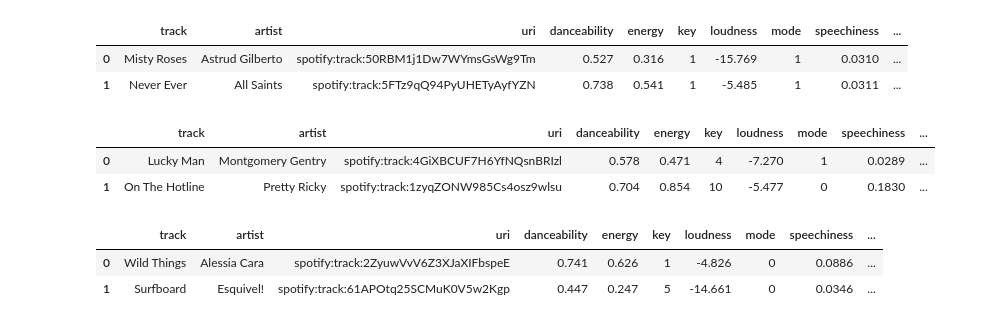
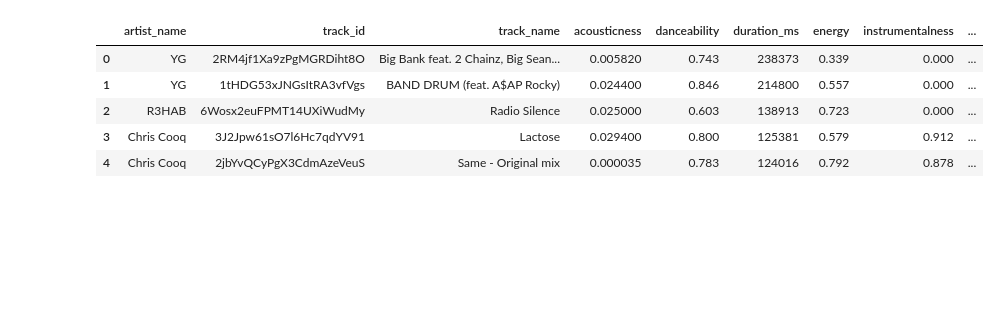
Before and after one commit to brentthayer1/capstone1, a Jupyter notebook: capstone1.ipynb, the cells around one changed output. Cells and saved outputs as stored; diff of their text form; code cells hidden in the pictures; blank space fills up the shorter version.

```diff
--- a/capstone1.ipynb
+++ b/capstone1.ipynb
@@ -114,18 +7,16 @@ df_80.head(2)
-# %%
-df_90.head(2)
-# %% [output]
-|  | track | artist | uri | danceability | energy | key | loudness | mode | speechiness | ... |
-| 0 | Misty Roses | Astrud Gilberto | spotify:track:50RBM1j1Dw7WYmsGsWg9Tm | 0.527 | 0.316 | 1 | -15.769 | 1 | 0.0310 | ... |
-| 1 | Never Ever | All Saints | spotify:track:5FTz9qQ94PyUHETyAyfYZN | 0.738 | 0.541 | 1 | -5.485 | 1 | 0.0311 | ... |
-# %%
-df_00.head(2)
-# %% [output]
-|  | track | artist | uri | danceability | energy | key | loudness | mode | speechiness | ... |
-| 0 | Lucky Man | Montgomery Gentry | spotify:track:4GiXBCUF7H6YfNQsnBRIzl | 0.578 | 0.471 | 4 | -7.270 | 1 | 0.0289 | ... |
-| 1 | On The Hotline | Pretty Ricky | spotify:track:1zyqZONW985Cs4osz9wlsu | 0.704 | 0.854 | 10 | -5.477 | 0 | 0.1830 | ... |
-# %%
-df_10.head(2)
-# %% [output]
-|  | track | artist | uri | danceability | energy | key | loudness | mode | speechiness | ... |
-| 0 | Wild Things | Alessia Cara | spotify:track:2ZyuwVvV6Z3XJaXIFbspeE | 0.741 | 0.626 | 1 | -4.826 | 0 | 0.0886 | ... |
-| 1 | Surfboard | Esquivel! | spotify:track:61APOtq25SCMuK0V5w2Kgp | 0.447 | 0.247 | 5 | -14.661 | 0 | 0.0346 | ... |
+# %%
+df1 = pd.read_csv('/Volumes/b/Galvanize/DS-RFT4/capstones-RFT4/datasets/music2/SpotifyAudioFeaturesNov2018.csv')
+df2 = pd.read_csv('/Volumes/b/Galvanize/DS-RFT4/capstones-RFT4/datasets/music2/SpotifyAudioFeaturesApril2019.csv')
+# %%
+frames = [df1, df2]
+
+df = pd.concat(frames)
+# %%
+df.head()
+# %% [output]
+|  | artist_name | track_id | track_name | acousticness | danceability | duration_ms | energy | instrumentalness | ... |
+| 0 | YG | 2RM4jf1Xa9zPgMGRDiht8O | Big Bank feat. 2 Chainz, Big Sean... | 0.005820 | 0.743 | 238373 | 0.339 | 0.000 | ... |
+| 1 | YG | 1tHDG53xJNGsItRA3vfVgs | BAND DRUM (feat. A$AP Rocky) | 0.024400 | 0.846 | 214800 | 0.557 | 0.000 | ... |
+| 2 | R3HAB | 6Wosx2euFPMT14UXiWudMy | Radio Silence | 0.025000 | 0.603 | 138913 | 0.723 | 0.000 | ... |
+| 3 | Chris Cooq | 3J2Jpw61sO7l6Hc7qdYV91 | Lactose | 0.029400 | 0.800 | 125381 | 0.579 | 0.912 | ... |
+| 4 | Chris Cooq | 2jbYvQCyPgX3CdmAzeVeuS | Same - Original mix | 0.000035 | 0.783 | 124016 | 0.792 | 0.878 | ... |
```
Also changed, not shown: parts of 16 cells of this notebook, 2 other files.
